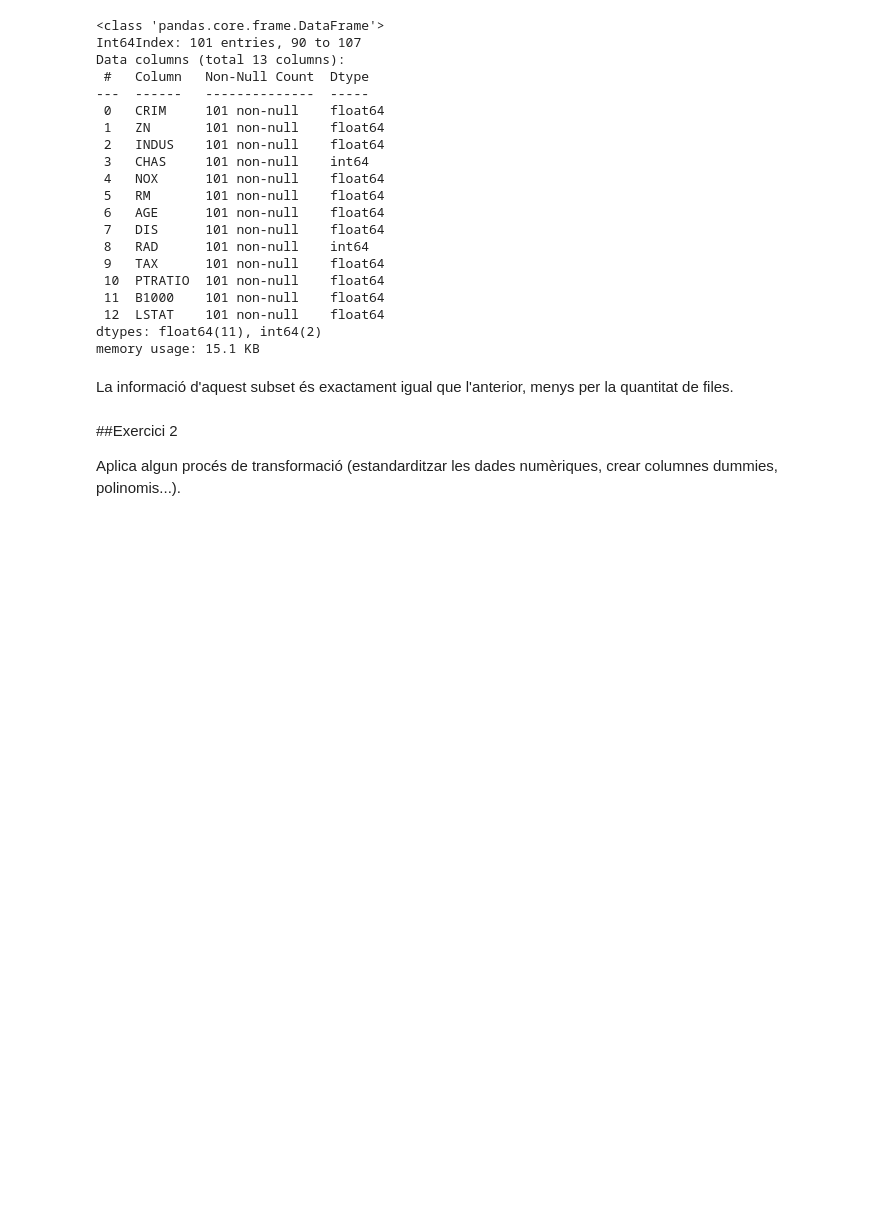
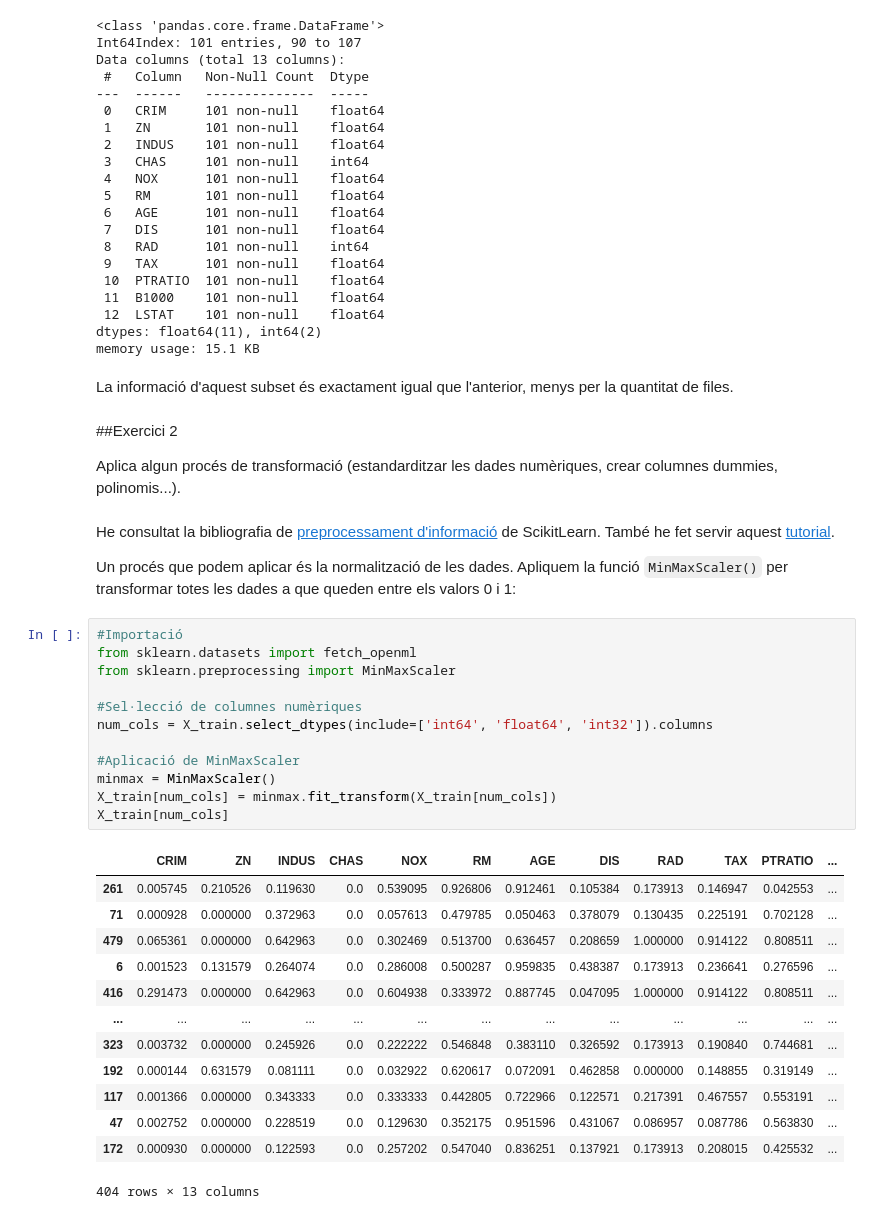
Before and after one commit to davifebdn/SkLearn_Train_Test, a Jupyter notebook: Tasca_M5_T02.ipynb, the cells around one changed output. Saved outputs shown, nothing was run; the diff lists cells and outputs as text; blank space fills up the shorter version.

```diff
--- a/Tasca_M5_T02.ipynb
+++ b/Tasca_M5_T02.ipynb
@@ -250,3 +270,33 @@ La informació d'aquest subset és exactament igual que l'anterior, menys per la
 ##Exercici 2
 
 Aplica algun procés de transformació (estandarditzar les dades numèriques, crear columnes dummies, polinomis...).
+# %% [markdown]
+He consultat la bibliografia de [preprocessament d'informació](https://scikit-learn.org/stable/modules/preprocessing.html) de ScikitLearn. També he fet servir aquest [tutorial](https://www.jcchouinard.com/preprocessing-in-scikit-learn/).
+
+Un procés que podem aplicar és la normalització de les dades. Apliquem la funció `MinMaxScaler()` per transformar totes les dades a que queden entre els valors 0 i 1:
+# %%
+#Importació
+from sklearn.datasets import fetch_openml
+from sklearn.preprocessing import MinMaxScaler
+
+#Sel·lecció de columnes numèriques
+num_cols = X_train.select_dtypes(include=['int64', 'float64', 'int32']).columns
+
+#Aplicació de MinMaxScaler
+minmax = MinMaxScaler()
+X_train[num_cols] = minmax.fit_transform(X_train[num_cols])
+X_train[num_cols]
+# %% [output]
+|  | CRIM | ZN | INDUS | CHAS | NOX | RM | AGE | DIS | RAD | TAX | PTRATIO | ... |
+| 261 | 0.005745 | 0.210526 | 0.119630 | 0.0 | 0.539095 | 0.926806 | 0.912461 | 0.105384 | 0.173913 | 0.146947 | 0.042553 | ... |
+| 71 | 0.000928 | 0.000000 | 0.372963 | 0.0 | 0.057613 | 0.479785 | 0.050463 | 0.378079 | 0.130435 | 0.225191 | 0.702128 | ... |
+| 479 | 0.065361 | 0.000000 | 0.642963 | 0.0 | 0.302469 | 0.513700 | 0.636457 | 0.208659 | 1.000000 | 0.914122 | 0.808511 | ... |
+| 6 | 0.001523 | 0.131579 | 0.264074 | 0.0 | 0.286008 | 0.500287 | 0.959835 | 0.438387 | 0.173913 | 0.236641 | 0.276596 | ... |
+| 416 | 0.291473 | 0.000000 | 0.642963 | 0.0 | 0.604938 | 0.333972 | 0.887745 | 0.047095 | 1.000000 | 0.914122 | 0.808511 | ... |
+| ... | ... | ... | ... | ... | ... | ... | ... | ... | ... | ... | ... | ... |
+| 323 | 0.003732 | 0.000000 | 0.245926 | 0.0 | 0.222222 | 0.546848 | 0.383110 | 0.326592 | 0.173913 | 0.190840 | 0.744681 | ... |
+| 192 | 0.000144 | 0.631579 | 0.081111 | 0.0 | 0.032922 | 0.620617 | 0.072091 | 0.462858 | 0.000000 | 0.148855 | 0.319149 | ... |
+| 117 | 0.001366 | 0.000000 | 0.343333 | 0.0 | 0.333333 | 0.442805 | 0.722966 | 0.122571 | 0.217391 | 0.467557 | 0.553191 | ... |
+| 47 | 0.002752 | 0.000000 | 0.228519 | 0.0 | 0.129630 | 0.352175 | 0.951596 | 0.431067 | 0.086957 | 0.087786 | 0.563830 | ... |
+| 172 | 0.000930 | 0.000000 | 0.122593 | 0.0 | 0.257202 | 0.547040 | 0.836251 | 0.137921 | 0.173913 | 0.208015 | 0.425532 | ... |
+404 rows × 13 columns
```
Also changed, not shown: parts of 5 cells of this notebook.
